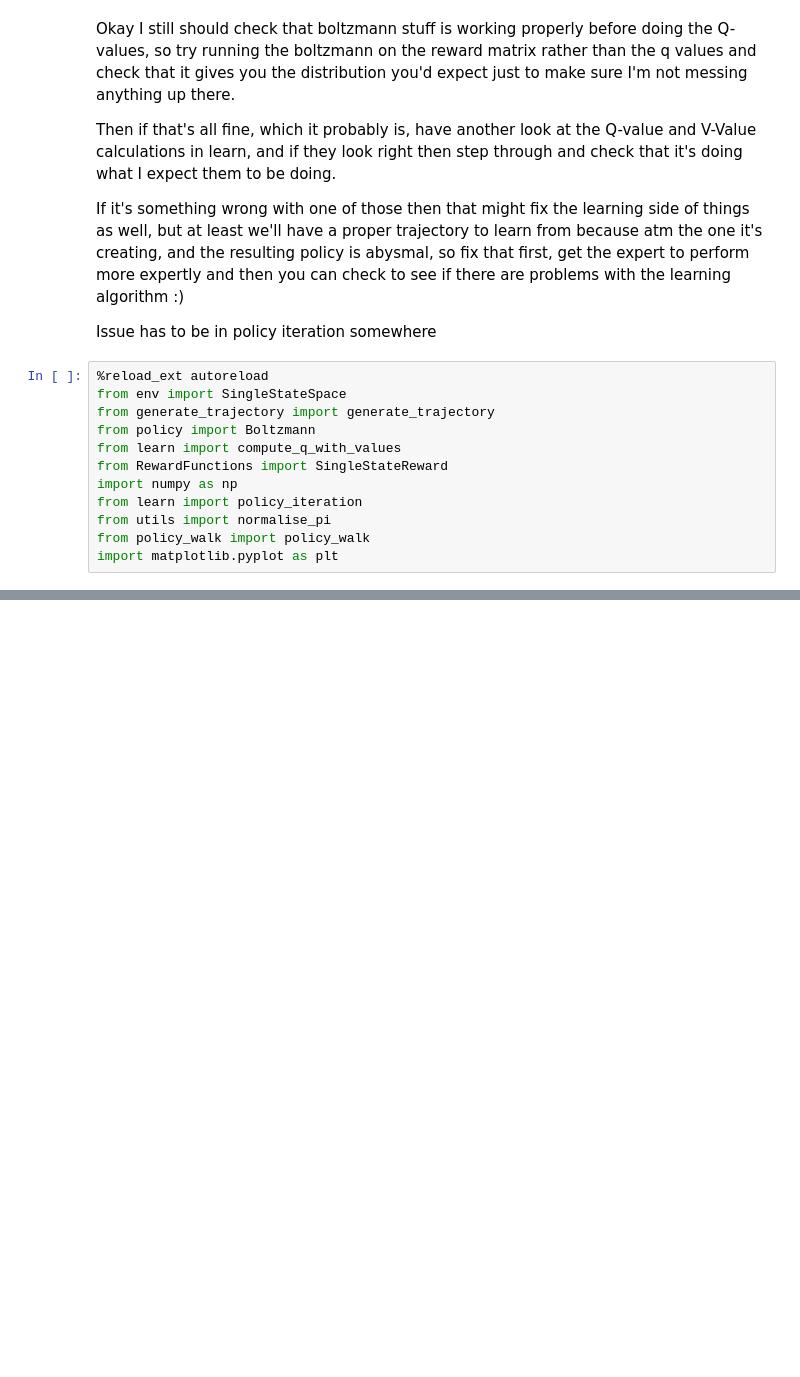
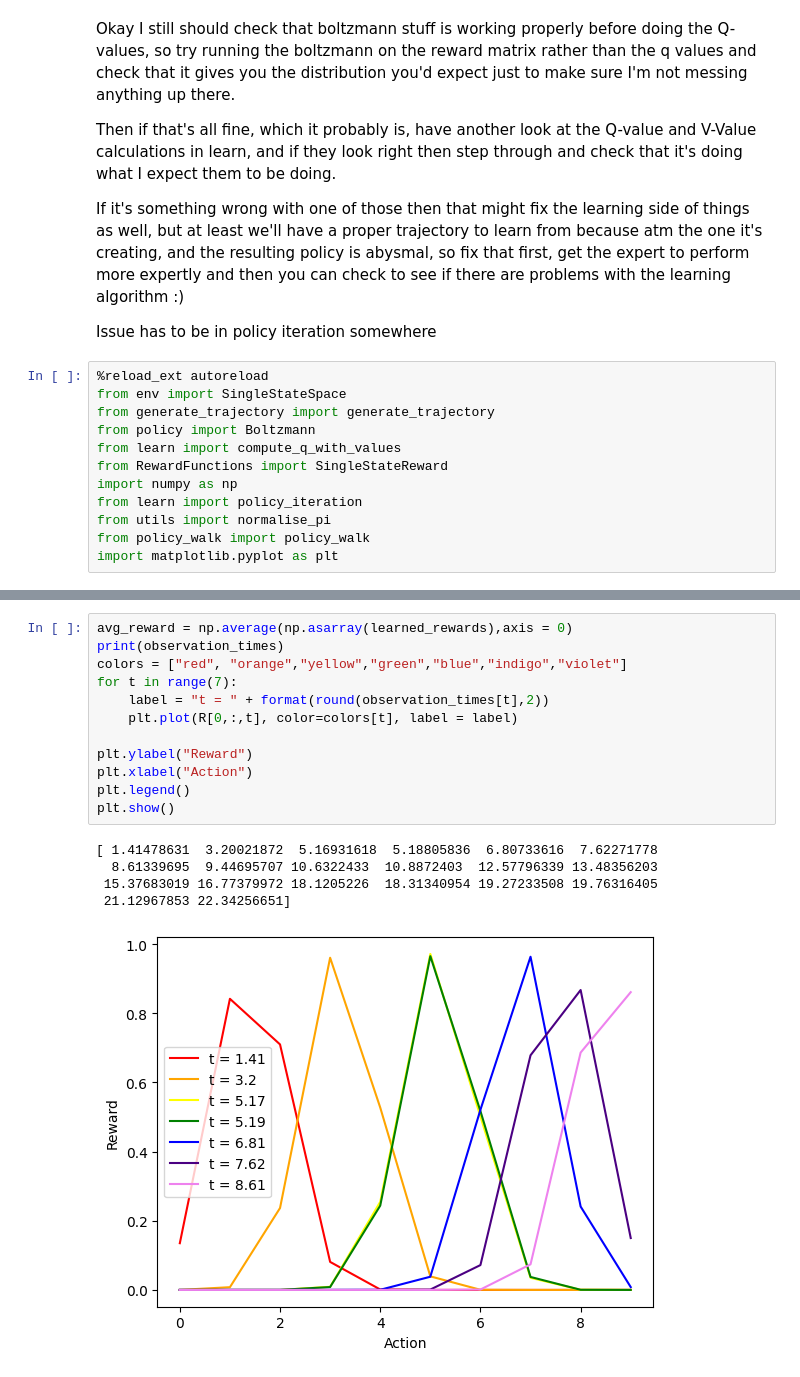
Before and after one commit to tommstuart/IRLProject, a Jupyter notebook: src/testing.ipynb, the cells around one changed output, grey strips where cells are left out. Saved outputs shown, nothing was run; the diff lists cells and outputs as text; blank space fills up the shorter version.

```diff
--- a/src/testing.ipynb
+++ b/src/testing.ipynb
@@ -73,0 +94,18 @@ for t in range(len(observations)):
+# %%
+avg_reward = np.average(np.asarray(learned_rewards),axis = 0)
+print(observation_times)
+colors = ["red", "orange","yellow","green","blue","indigo","violet"]
+for t in range(7):
+    label = "t = " + format(round(observation_times[t],2))
+    plt.plot(R[0,:,t], color=colors[t], label = label)
+
+plt.ylabel("Reward")
+plt.xlabel("Action")
+plt.legend()
+plt.show()
+# %% [output]
+[ 1.41478631  3.20021872  5.16931618  5.18805836  6.80733616  7.62271778
+  8.61339695  9.44695707 10.6322433  10.8872403  12.57796339 13.48356203
+ 15.37683019 16.77379972 18.1205226  18.31340954 19.27233508 19.76316405
+ 21.12967853 22.34256651]
+[figure, added]
```
Also changed, not shown: parts of 7 cells of this notebook, 2 other files.
